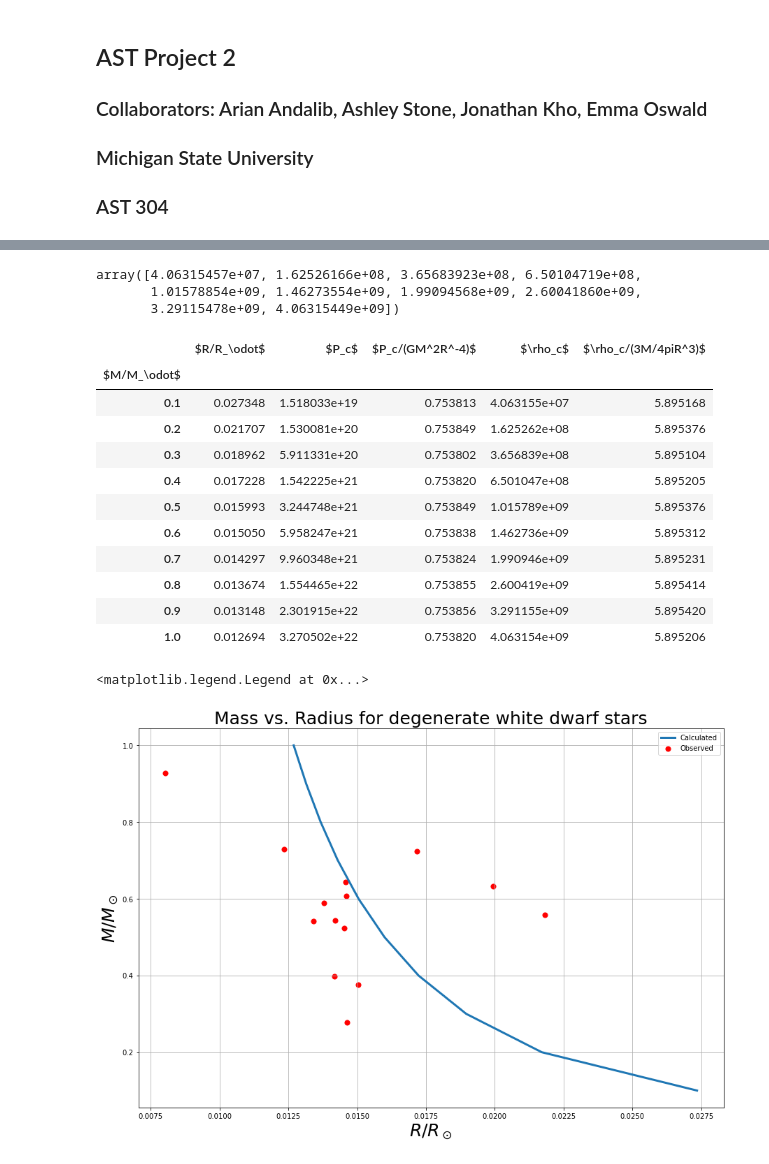
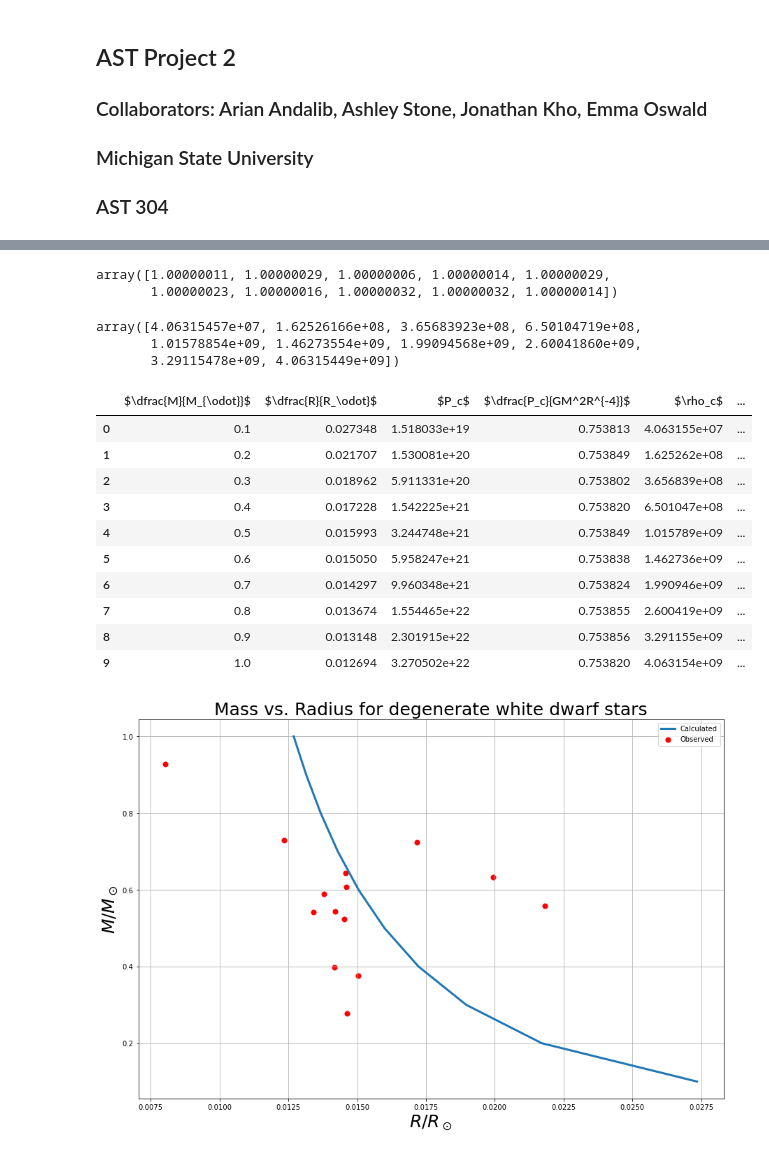
Before and after one commit to AriAtari/AST_group_10, a Jupyter notebook: Project2.ipynb, the cells around one changed output, grey strips where cells are left out. Drawn from its saved outputs; the diff is of its cells as text; code cells hidden in the pictures.

```diff
--- a/Project2.ipynb
+++ b/Project2.ipynb
@@ -44,14 +65,14 @@ xi = 0.01
 
 m,r,p = integrate(Pguess,delta_m,eta,xi,mue)
 # %%
-masses = Msun*np.arange(0.1,1.1,0.1)
-Pcs = np.zeros(10)
-Pguesses = np.zeros(10)
+# masses = Msun*np.arange(0.1,1.1,0.1)
+# Pcs = np.zeros(10)
+# Pguesses = np.zeros(10)
 
-for i in range(len(masses)):
-    Pguess = pressure_guess(masses[i],mue)
-    Pguesses[i] = Pguess
-    Pc = bisect(f,Pguess/100,Pguess,args = (masses[i],delta_m,eta,xi,mue))
-    Pcs[i] = Pc
+# for i in range(len(masses)):
+#     Pguess = pressure_guess(masses[i],mue)
+#     Pguesses[i] = Pguess
+#     Pc = bisect(f,Pguess/100,Pguess,args = (masses[i],delta_m,eta,xi,mue))
+#     Pcs[i] = Pc
 # %%
 # For 2.6 calibration: off by this factor
@@ -62,6 +82,21 @@ array([40.09269443, 40.09270145, 40.0926923 , 40.09269571, 40.09270147,
+# %%
+masses = Msun*np.arange(0.1,1.1,0.1)
+Pcs = np.zeros(10)
+Pguesses = np.zeros(10)
+
+for i in range(len(masses)):
+    Pguess = pressure_guess(masses[i],mue)
+    Pguesses[i] = Pguess
+    Pc = bisect(f,Pguess/10,Pguess*10,args = (masses[i],delta_m,eta,xi,mue))
+    Pcs[i] = Pc
+# %%
+Pguesses/Pcs
+# %% [output]
+array([1.00000011, 1.00000029, 1.00000006, 1.00000014, 1.00000029,
+       1.00000023, 1.00000016, 1.00000032, 1.00000032, 1.00000014])
 # %%
-central_pres = density(Pcs,2)
-central_pres
+central_dens = density(Pcs,2)
+central_dens
 # %% [output]
 array([4.06315457e+07, 1.62526166e+08, 3.65683923e+08, 6.50104719e+08,
        1.01578854e+09, 1.46273554e+09, 1.99094568e+09, 2.60041860e+09,
@@ -75,35 +110,35 @@ for i in range(len(masses)):
 # %%
 R = Radii/Rsun
 Pcsnorm = Pcs/(G*(masses**2)*Radii**(-4))
-central_pres_norm = central_pres/((3*masses)/(4*np.pi*Radii**(3)))
+central_dens_norm = central_dens/((3*masses)/(4*np.pi*Radii**(3)))
 # %%
-array = np.array([masses/Msun,R,Pcs,Pcsnorm,central_pres,central_pres_norm])
-MRdf = pd.DataFrame(array,index = ["$M/M_\odot$","$R/R_\odot$",
-                                   "$P_c$","$P_c/(GM^2R^-4)$","$\rho_c$",
-                                   "$\rho_c/(3M/4piR^3)$"]).transpose()
-MRdf.set_index("$M/M_\odot$")
+array = np.array([masses/Msun,R,Pcs,Pcsnorm,central_dens,central_dens_norm])
+MRdf = pd.DataFrame(array,index = ["$\dfrac{M}{M_{\odot}}$","$\dfrac{R}{R_\odot}$",
+                                   "$P_c$","$\dfrac{P_c}{GM^2R^{-4}}$","$\rho_c$",
+                                   "$\dfrac{\rho_c}{\dfrac{3M}{4\pi R^3}}$"]).transpose()
+MRdf
 # %% [output]
-|  | $R/R_\odot$ | $P_c$ | $P_c/(GM^2R^-4)$ | $\rho_c$ | $\rho_c/(3M/4piR^3)$ |
-| $M/M_\odot$ |  |  |  |  |  |
-| 0.1 | 0.027348 | 1.518033e+19 | 0.753813 | 4.063155e+07 | 5.895168 |
-| 0.2 | 0.021707 | 1.530081e+20 | 0.753849 | 1.625262e+08 | 5.895376 |
-| 0.3 | 0.018962 | 5.911331e+20 | 0.753802 | 3.656839e+08 | 5.895104 |
-| 0.4 | 0.017228 | 1.542225e+21 | 0.753820 | 6.501047e+08 | 5.895205 |
-| 0.5 | 0.015993 | 3.244748e+21 | 0.753849 | 1.015789e+09 | 5.895376 |
-| 0.6 | 0.015050 | 5.958247e+21 | 0.753838 | 1.462736e+09 | 5.895312 |
-| 0.7 | 0.014297 | 9.960348e+21 | 0.753824 | 1.990946e+09 | 5.895231 |
-| 0.8 | 0.013674 | 1.554465e+22 | 0.753855 | 2.600419e+09 | 5.895414 |
-| 0.9 | 0.013148 | 2.301915e+22 | 0.753856 | 3.291155e+09 | 5.895420 |
-| 1.0 | 0.012694 | 3.270502e+22 | 0.753820 | 4.063154e+09 | 5.895206 |
+|  | $\dfrac{M}{M_{\odot}}$ | $\dfrac{R}{R_\odot}$ | $P_c$ | $\dfrac{P_c}{GM^2R^{-4}}$ | $\rho_c$ | ... |
+| 0 | 0.1 | 0.027348 | 1.518033e+19 | 0.753813 | 4.063155e+07 | ... |
+| 1 | 0.2 | 0.021707 | 1.530081e+20 | 0.753849 | 1.625262e+08 | ... |
+| 2 | 0.3 | 0.018962 | 5.911331e+20 | 0.753802 | 3.656839e+08 | ... |
+| 3 | 0.4 | 0.017228 | 1.542225e+21 | 0.753820 | 6.501047e+08 | ... |
+| 4 | 0.5 | 0.015993 | 3.244748e+21 | 0.753849 | 1.015789e+09 | ... |
+| 5 | 0.6 | 0.015050 | 5.958247e+21 | 0.753838 | 1.462736e+09 | ... |
+| 6 | 0.7 | 0.014297 | 9.960348e+21 | 0.753824 | 1.990946e+09 | ... |
+| 7 | 0.8 | 0.013674 | 1.554465e+22 | 0.753855 | 2.600419e+09 | ... |
+| 8 | 0.9 | 0.013148 | 2.301915e+22 | 0.753856 | 3.291155e+09 | ... |
+| 9 | 1.0 | 0.012694 | 3.270502e+22 | 0.753820 | 4.063154e+09 | ... |
 # %%
+obs = MassRadiusObservations()
 plt.figure(figsize = (15,10))
-plt.plot(MRdf["$R/R_\odot$"],MRdf["$M/M_\odot$"],label = "Calculated",lw = 3)
+plt.plot(MRdf["$\dfrac{R}{R_\odot}$"],MRdf["$\dfrac{M}{M_{\odot}}$"],label = "Calculated",lw = 3)
 plt.scatter(obs.radii/100,obs.masses,label = "Observed",color = "Red",s = 50)
 plt.grid()
 plt.ylabel("$M/M_\odot$",size = 25)
 plt.xlabel("$R/R_\odot$",size = 25)
 plt.title("Mass vs. Radius for degenerate white dwarf stars",size = 25)
 plt.legend()
+plt.show()
 # %% [output]
-<matplotlib.legend.Legend at 0x...>
 [figure]
```
Also changed, not shown: parts of 5 cells of this notebook, 1 other file.
